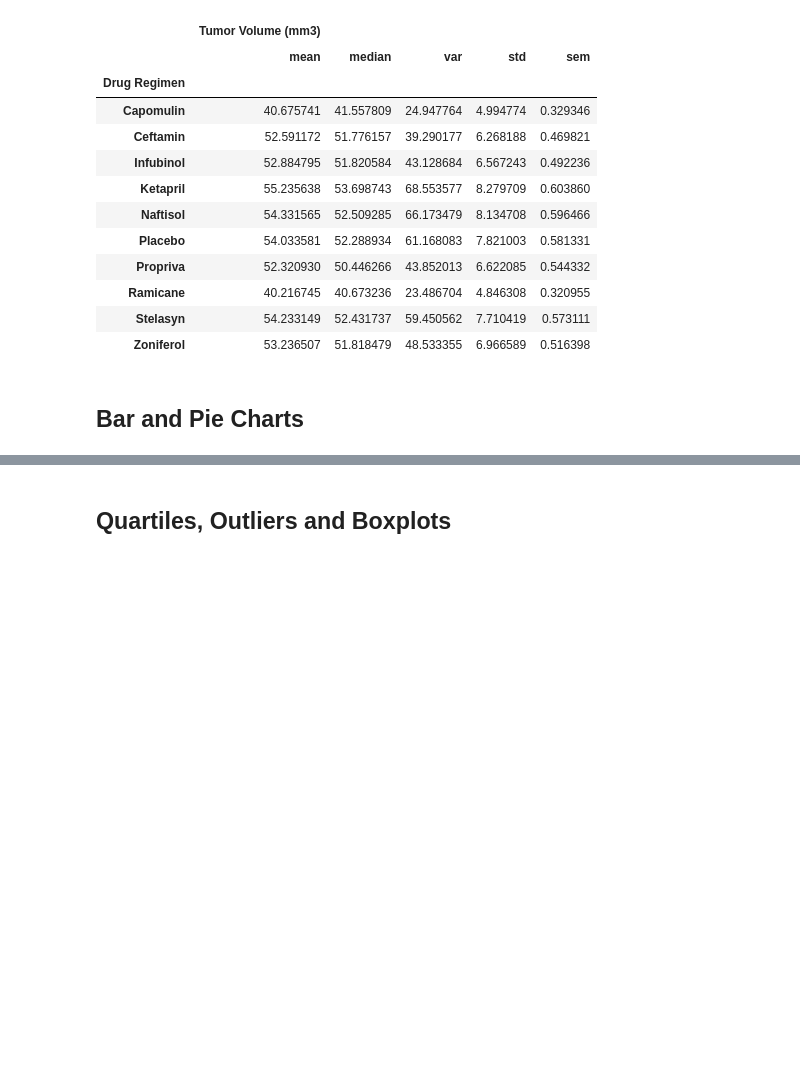
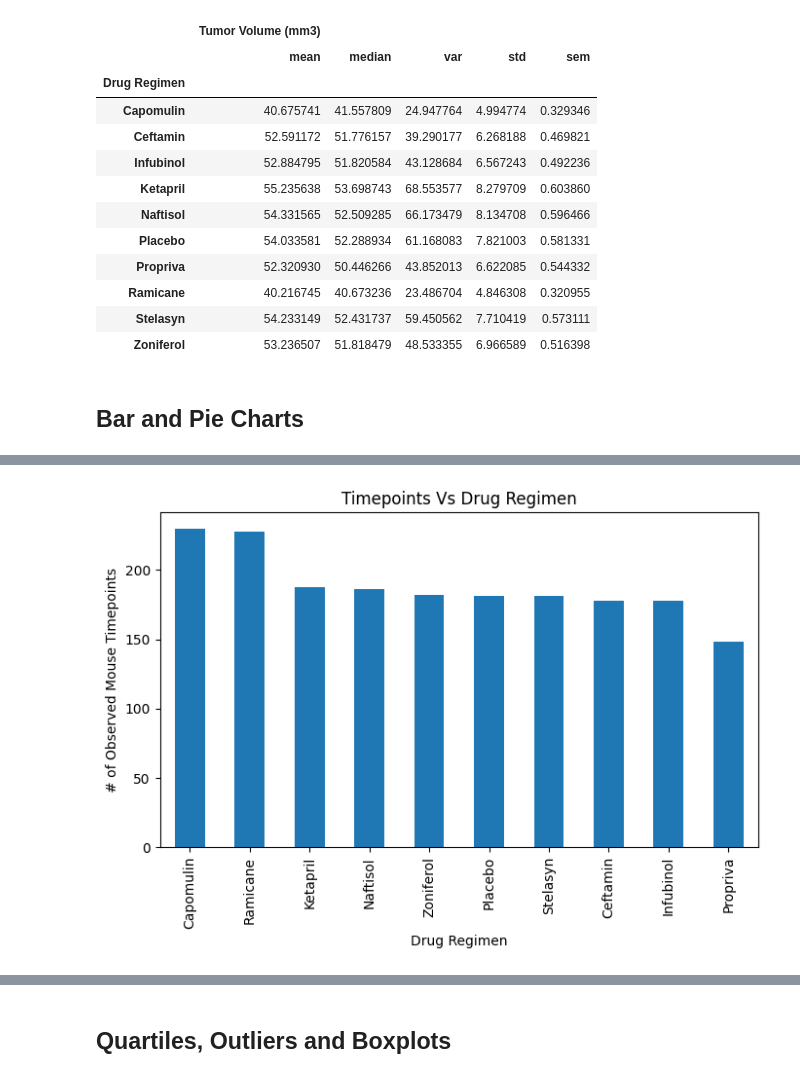
Before and after one commit to SivangiRaychoudhury/data_visualization-challenge, a Jupyter notebook: Pymaceuticals/pymaceuticals_starter.ipynb, the cells around one changed output, grey strips where cells are left out. Drawn from its saved outputs; the diff is of its cells as text; code cells hidden in the pictures; blank space fills up the shorter version.

```diff
--- a/Pymaceuticals/pymaceuticals_starter.ipynb
+++ b/Pymaceuticals/pymaceuticals_starter.ipynb
@@ -139,13 +138,13 @@ clean_mice_group.agg({'Tumor Volume (mm3)': ['mean','median','var','std','sem']}
 # %%
 # Generate a bar plot showing the total number of rows (Mouse ID/Timepoints) for each drug regimen using Pandas.
 
-total_timepoints = clean_mice_group["Timepoint"].count()
-total_timepoints.plot(kind="bar", figsize=(10,5))
+total_timepoints = clean_mice_group["Timepoint"].count().sort_values(ascending=False)
+total_timepoints.plot(kind="bar", figsize=(7,5))
 
 plt.xlabel("Drug Regimen")
 plt.ylabel("# of Observed Mouse Timepoints")
 plt.title("Timepoints Vs Drug Regimen")
 plt.tight_layout()
+#plt.savefig("pandabar.png")
 plt.show()
-#plt.savefig("pandabar.png")
 # %% [output]
@@ -154,3 +151,4 @@ plt.show()
+[figure, added]
 # %%
 # Generate a bar plot showing the total number of rows (Mouse ID/Timepoints) for each drug regimen using pyplot.
 drug = ["Capomulin","Ramicane","Ketapril","Naftisol","Zoniferol", "Stelasyn","Placebo","Infubinol","Ceftamin","Propriva"]
```
Also changed, not shown: parts of 13 cells of this notebook, 8 other files.
